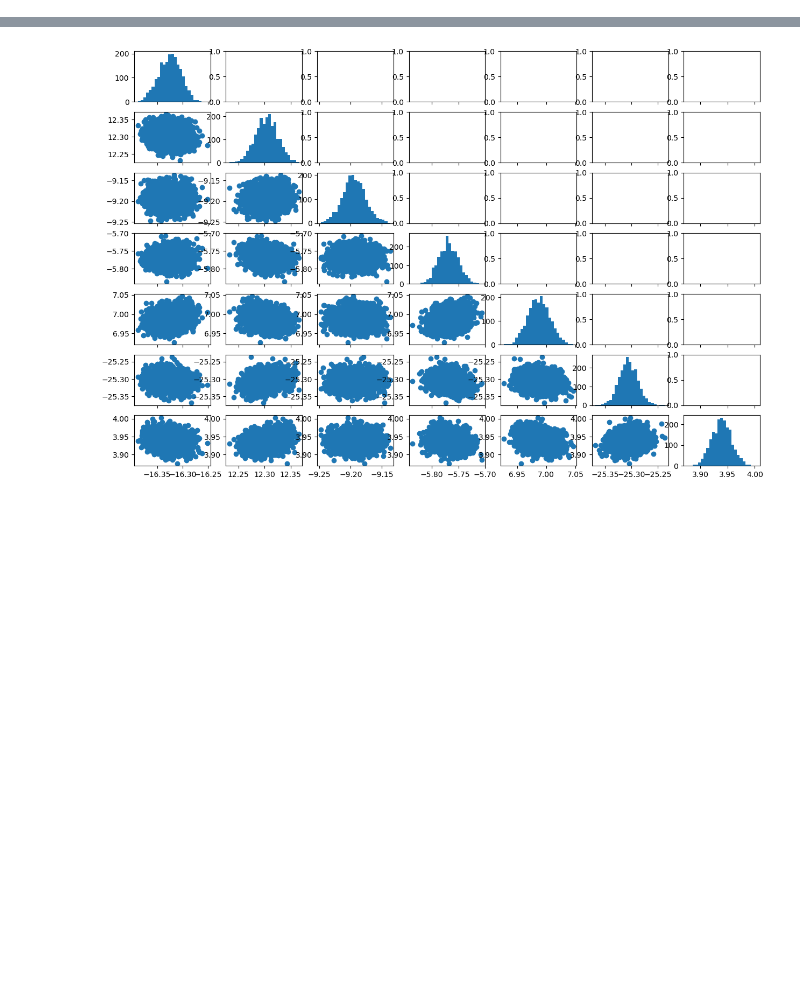
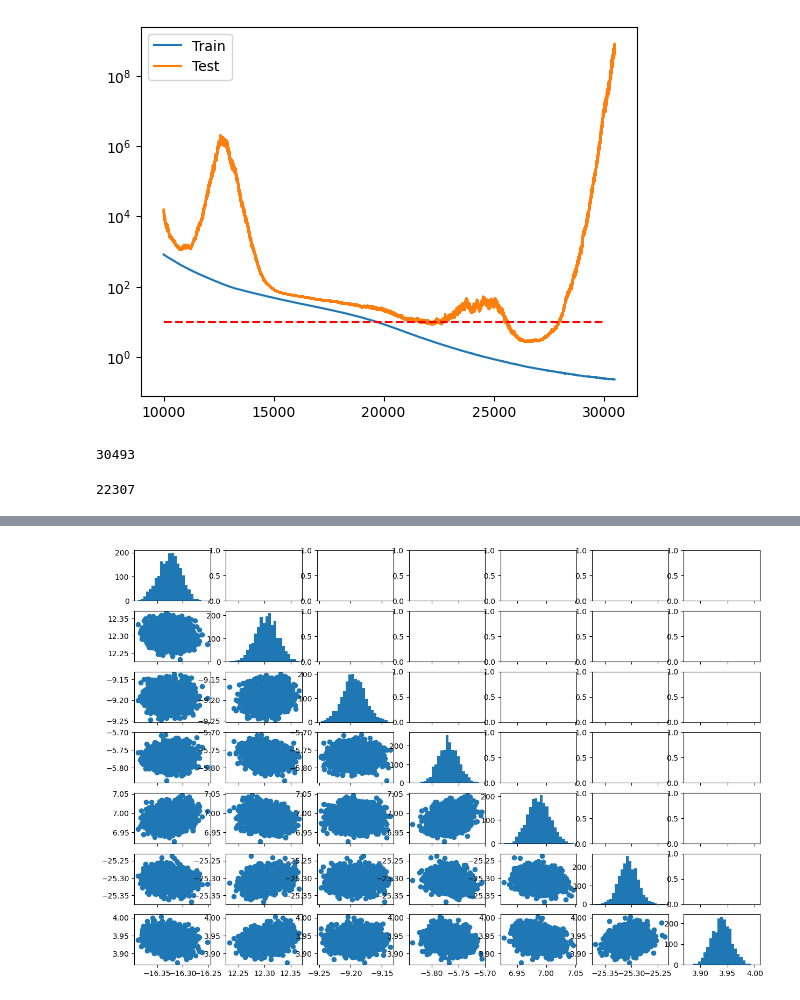
Before and after one commit to CCBatIIT/Deep-MMS, a Jupyter notebook: RUN.ipynb, the cells around one changed output, grey strips where cells are left out. Cells and saved outputs as stored; diff of their text form; code cells hidden in the pictures; blank space fills up the shorter version.

```diff
--- a/RUN.ipynb
+++ b/RUN.ipynb
@@ -827,0 +873,11 @@ KeyboardInterrupt:
+# %%
+key='Potential'
+plt.clf()
+_ = plt.plot(np.arange(10000, experiment.epoch), np.mean(traingrp[key][10000:-1, :], axis=1))
+_ = plt.plot(np.arange(10000, experiment.epoch), np.mean(testgrp[key][10000:-1, :], axis=1))
+plt.legend(['Train', 'Test'])
+plt.yscale('log')
+plt.hlines(10, 10000, 30000, colors='red', linestyles='dashed')
+plt.show()
+# %% [output]
+[figure, added]
@@ -827,0 +898,8 @@ KeyboardInterrupt:
+# %%
+experiment.epoch
+# %% [output]
+30493
+# %%
+epoch_would_have_stopped(10)
+# %% [output]
+22307
```
Also changed, not shown: parts of 13 cells of this notebook, 2 other files.
